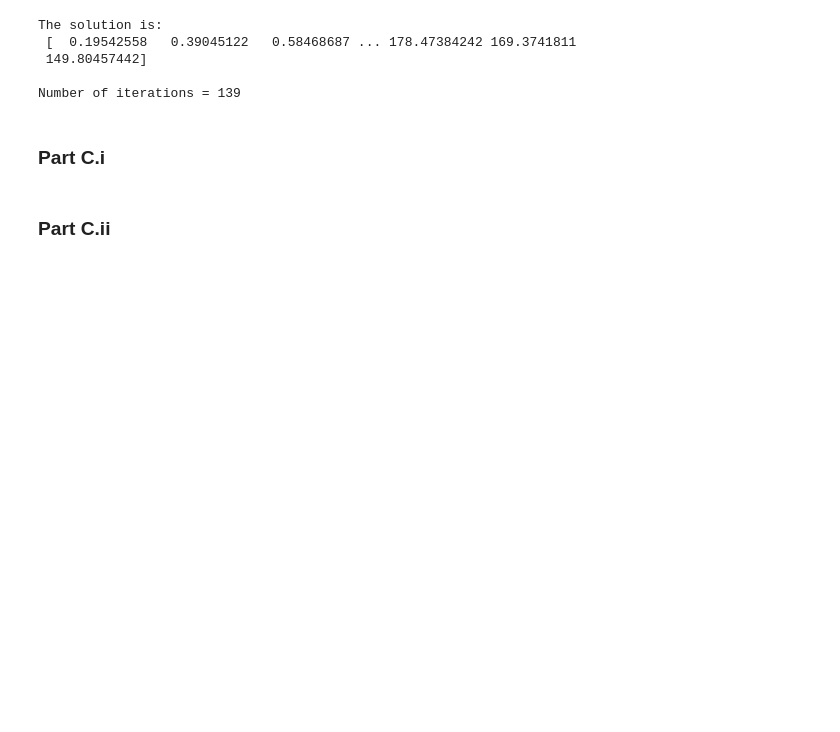
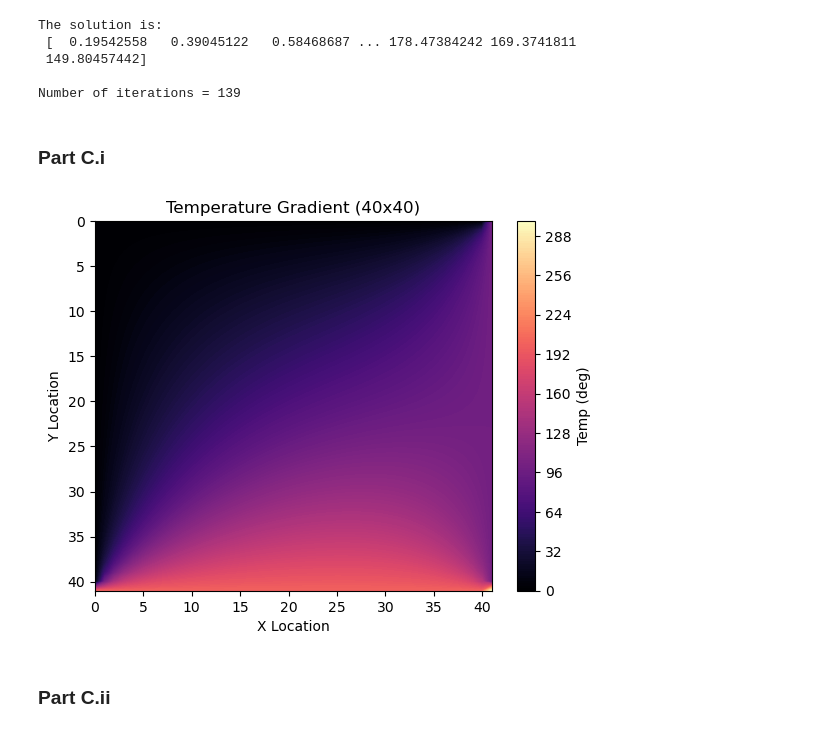
Before and after one commit to sladesladeslade/SchoolStuff, a Jupyter notebook: aeroComputing/HW3/AEEM2058_Slade_Brooks_HW3.ipynb, the cells around one changed output. Cells and saved outputs as stored; diff of their text form; code cells hidden in the pictures; blank space fills up the shorter version.

```diff
--- a/aeroComputing/HW3/AEEM2058_Slade_Brooks_HW3.ipynb
+++ b/aeroComputing/HW3/AEEM2058_Slade_Brooks_HW3.ipynb
@@ -330,3 +327,32 @@ Number of iterations = 139
+# %%
+# reshape conjGrad output to be a 2D array
+conjGrad40 = conjGrad40.reshape([40, 40])
+# %%
+# add wall temp values back
+# pad matrix
+conjGrad40 = np.pad(conjGrad40, 1)
+# %%
+# replace wall values
+conjGrad40[:,-1] = 100
+conjGrad40[-1,:] = 200
+conjGrad40[-1,-1] = 300
+
+# set up an xy grid to plot with
+x = np.arange(0, 42)
+y = x
+
+# plot contour plot with magma because scary ooh
+plt.contourf(x, y, conjGrad40, cmap="magma", levels=150)
+# invert axis to match problem diagram
+plt.gca().invert_yaxis()
+# formatting b/c yay
+plt.xlabel("X Location")
+plt.ylabel("Y Location")
+plt.title("Temperature Gradient (40x40)")
+plt.colorbar(label="Temp (deg)")
+plt.show()
+# %% [output]
+[figure, added]
 # %% [markdown]
 ### Part C.ii
 # %%
```
Also changed, not shown: parts of 2 cells of this notebook.
